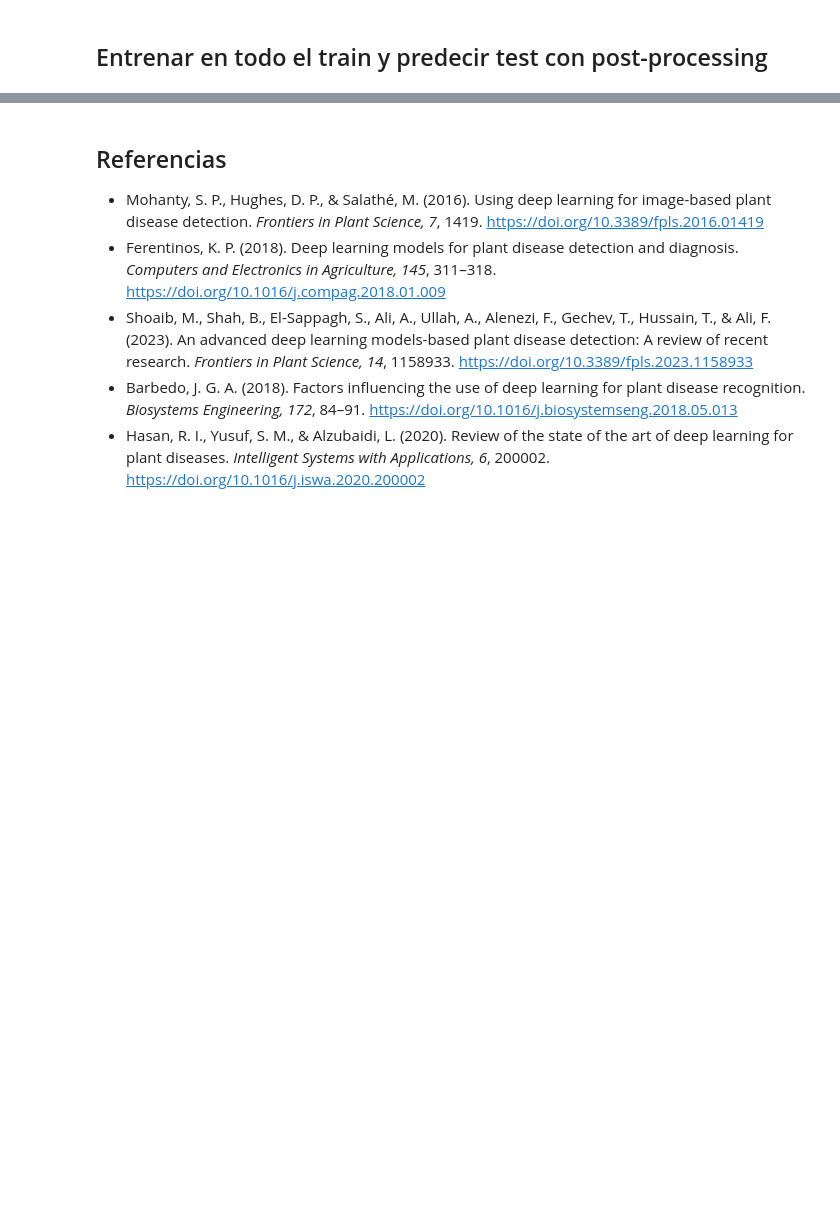
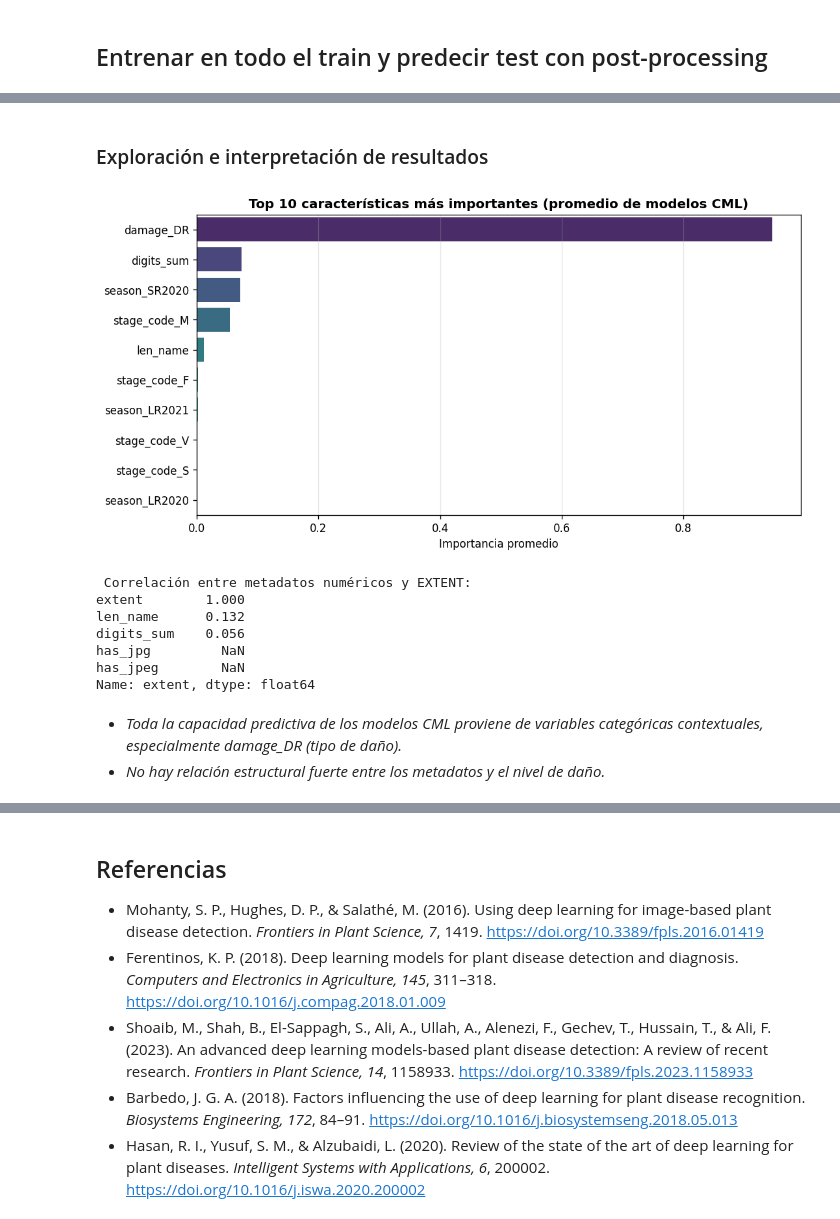
Before and after one commit to mar22266/PY2-DS, a Jupyter notebook: PY2Seleccion.ipynb, the cells around one changed output, grey strips where cells are left out. Cells and saved outputs as stored; diff of their text form; code cells hidden in the pictures; blank space fills up the shorter version.

Commit message:
Created using Colab. added feature selection model

```diff
--- a/PY2Seleccion.ipynb
+++ b/PY2Seleccion.ipynb
@@ -500,0 +617,67 @@ Se reentrenó con **todos los datos de entrenamiento** usando los **mejores hipe
+# %% [markdown]
+### Exploración e interpretación de resultados
+# %%
+import seaborn as sns
+from sklearn.inspection import permutation_importance
+
+cat_cols = ["damage", "season", "stage_code"]
+num_cols = ["has_jpg", "has_jpeg", "len_name", "digits_sum"]
+
+ohe = pre_final.named_transformers_['cat']
+encoded_cat_names = ohe.get_feature_names_out(cat_cols)
+all_feature_names = list(encoded_cat_names) + num_cols
+
+importances_data = {
+    'Feature': all_feature_names,
+    'RF': rf_final.feature_importances_,
+    'XGB': xgb_final.feature_importances_,
+}
+
+try:
+    result_hgb = permutation_importance(hgb_final, X_final, y_final, n_repeats=10, random_state=RANDOM_SEED, n_jobs=-1)
+    importances_data['HGB'] = result_hgb.importances_mean
+except Exception as e:
+    print(f"Warning: Could not calculate permutation importance for HGB: {e}. Skipping HGB feature importance.")
+
+importances_df = pd.DataFrame(importances_data)
+
+models_with_importances = [col for col in ['RF', 'XGB', 'HGB'] if col in importances_df.columns]
+if models_with_importances:
+    importances_df['Mean'] = importances_df[models_with_importances].mean(axis=1)
+    importances_df = importances_df.sort_values('Mean', ascending=False).head(10)
+else:
+    importances_df = pd.DataFrame(columns=['Feature', 'Mean'])
+if not importances_df.empty:
+    plt.figure(figsize=(10,5))
+    sns.barplot(data=importances_df, y='Feature', x='Mean', palette='viridis')
+    plt.title('Top 10 características más importantes (promedio de modelos CML)', fontsize=12, weight='bold')
+    plt.xlabel('Importancia promedio')
+    plt.ylabel('')
+    plt.grid(axis='x', alpha=0.3)
+    plt.show()
+else:
+    print("No data to plot feature importances.")
+
+train_df_for_corr = pd.DataFrame(X_final, columns=all_feature_names)
+train_df_for_corr['extent'] = y_final
+
+# Filter numeric columns for correlation analysis, ensuring they exist in train_df_for_corr
+actual_num_cols = [col for col in num_cols if col in train_df_for_corr.columns]
+if actual_num_cols:
+    corr = train_df_for_corr[actual_num_cols + ['extent']].corr()['extent'].sort_values(ascending=False)
+    print("\n Correlación entre metadatos numéricos y EXTENT:")
+    print(corr.round(3))
+else:
+    print("\nNo numeric metadata columns found for correlation analysis.")
+# %% [output]
+[figure, added]
+ Correlación entre metadatos numéricos y EXTENT:
+extent        1.000
+len_name      0.132
+digits_sum    0.056
+has_jpg         NaN
+has_jpeg        NaN
+Name: extent, dtype: float64
+# %% [markdown]
+- *Toda la capacidad predictiva de los modelos CML proviene de variables categóricas contextuales, especialmente damage_DR (tipo de daño).*
+- *No hay relación estructural fuerte entre los metadatos y el nivel de daño.*
```
Also changed, not shown: parts of 47 cells of this notebook.
